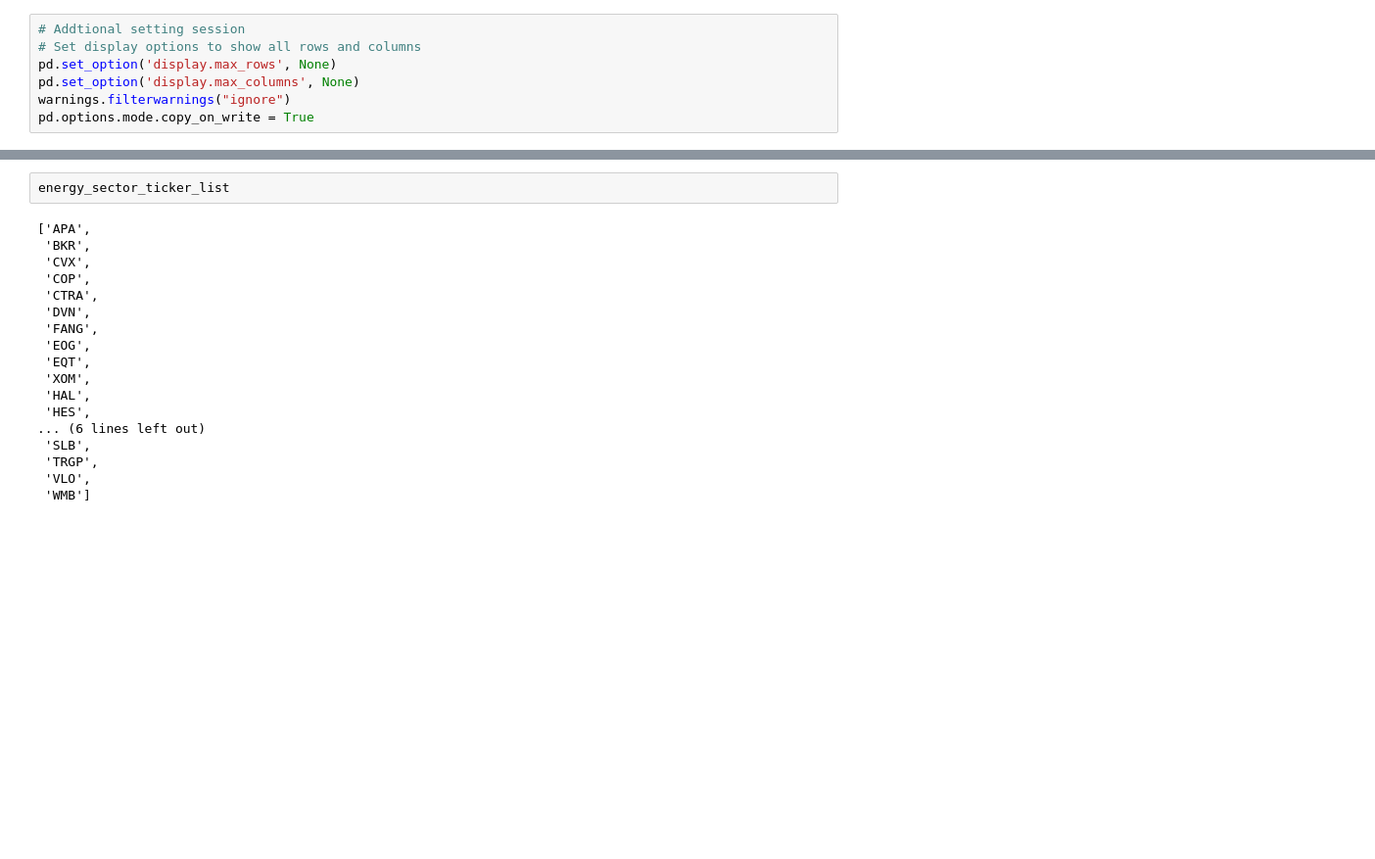
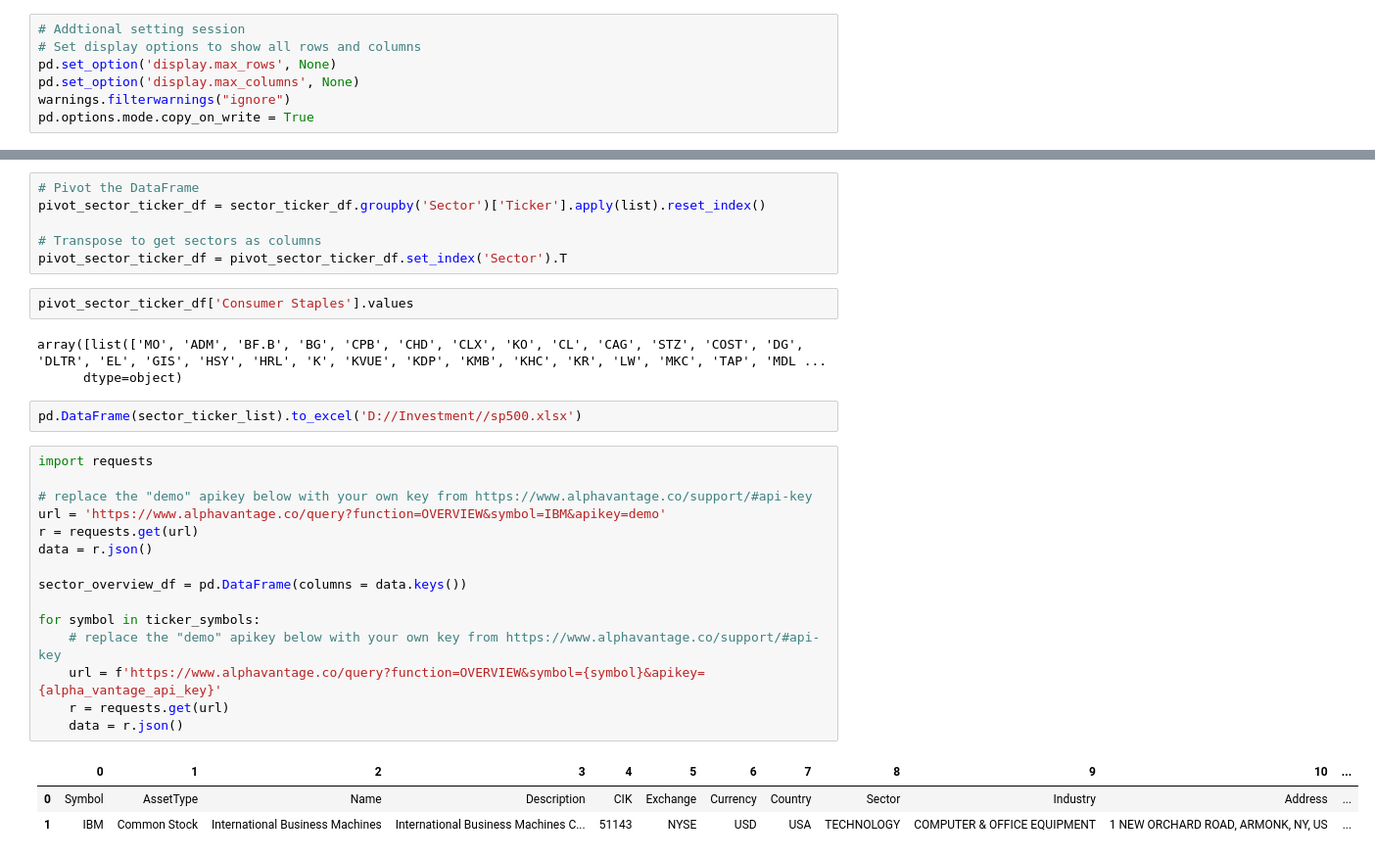
Before and after one commit to tangj310/Inv_equity, a Jupyter notebook: 03_PE_TTM_valuation/PE_TTM_valuation_01.ipynb, the cells around one changed output, grey strips where cells are left out. Shown at 98% size. Cells and saved outputs as stored; diff of their text form; blank space fills up the shorter version.

```diff
--- a/03_PE_TTM_valuation/PE_TTM_valuation_01.ipynb
+++ b/03_PE_TTM_valuation/PE_TTM_valuation_01.ipynb
@@ -99,20 +99,32 @@ energy_sector_ticker_list = sector_ticker_df[sector_ticker_df['Sector'] == 'Ener
-# %%
-energy_sector_ticker_list
-# %% [output]
-['APA',
- 'BKR',
- 'CVX',
- 'COP',
- 'CTRA',
- 'DVN',
- 'FANG',
- 'EOG',
- 'EQT',
- 'XOM',
- 'HAL',
- 'HES',
-... (6 lines left out)
- 'SLB',
- 'TRGP',
- 'VLO',
- 'WMB']
+# %%
+# Pivot the DataFrame
+pivot_sector_ticker_df = sector_ticker_df.groupby('Sector')['Ticker'].apply(list).reset_index()
+
+# Transpose to get sectors as columns
+pivot_sector_ticker_df = pivot_sector_ticker_df.set_index('Sector').T
+# %%
+pivot_sector_ticker_df['Consumer Staples'].values
+# %% [output]
+array([list(['MO', 'ADM', 'BF.B', 'BG', 'CPB', 'CHD', 'CLX', 'KO', 'CL', 'CAG', 'STZ', 'COST', 'DG', 'DLTR', 'EL', 'GIS', 'HSY', 'HRL', 'K', 'KVUE', 'KDP', 'KMB', 'KHC', 'KR', 'LW', 'MKC', 'TAP', 'MDL ...
+      dtype=object)
+# %%
+pd.DataFrame(sector_ticker_list).to_excel('D://Investment//sp500.xlsx')
+# %%
+import requests
+
+# replace the "demo" apikey below with your own key from https://www.alphavantage.co/support/#api-key
+url = 'https://www.alphavantage.co/query?function=OVERVIEW&symbol=IBM&apikey=demo'
+r = requests.get(url)
+data = r.json()
+
+sector_overview_df = pd.DataFrame(columns = data.keys())
+
+for symbol in ticker_symbols:
+    # replace the "demo" apikey below with your own key from https://www.alphavantage.co/support/#api-key
+    url = f'https://www.alphavantage.co/query?function=OVERVIEW&symbol={symbol}&apikey={alpha_vantage_api_key}'
+    r = requests.get(url)
+    data = r.json()
+# %% [output]
+|  | 0 | 1 | 2 | 3 | 4 | 5 | 6 | 7 | 8 | 9 | 10 | ... |
+| 0 | Symbol | AssetType | Name | Description | CIK | Exchange | Currency | Country | Sector | Industry | Address | ... |
+| 1 | IBM | Common Stock | International Business Machines | International Business Machines C... | 51143 | NYSE | USD | USA | TECHNOLOGY | COMPUTER & OFFICE EQUIPMENT | 1 NEW ORCHARD ROAD, ARMONK, NY, US | ... |
```
Also changed, not shown: parts of 9 cells of this notebook, 1 other file.
